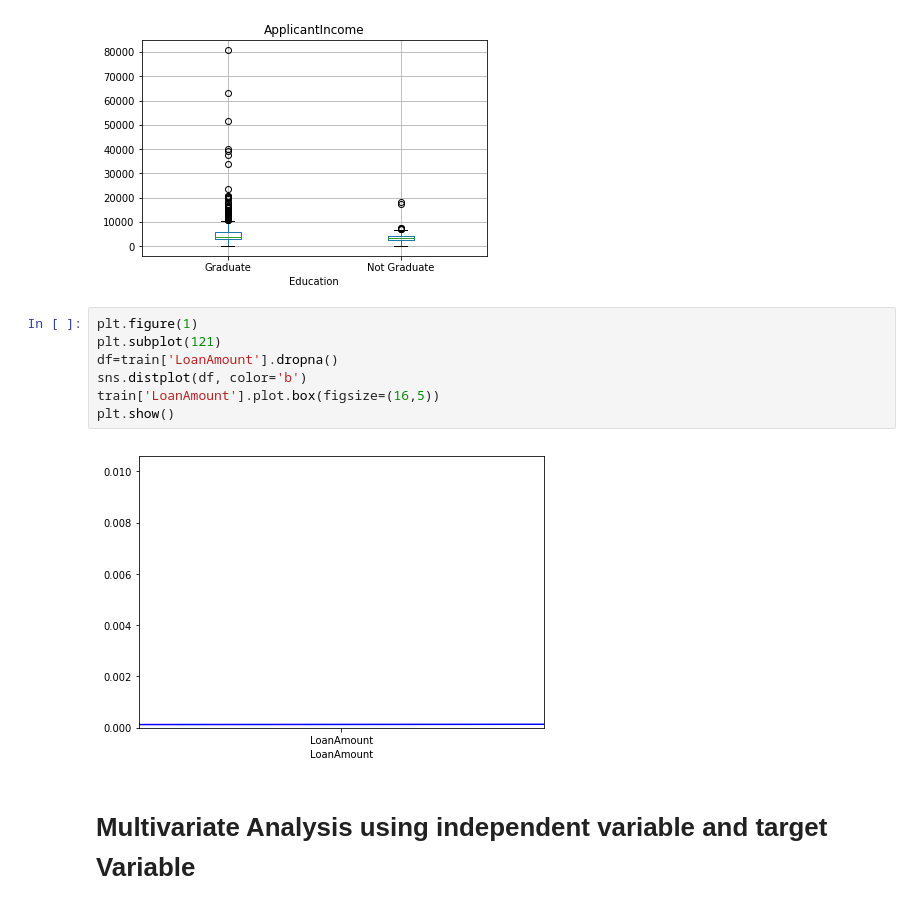
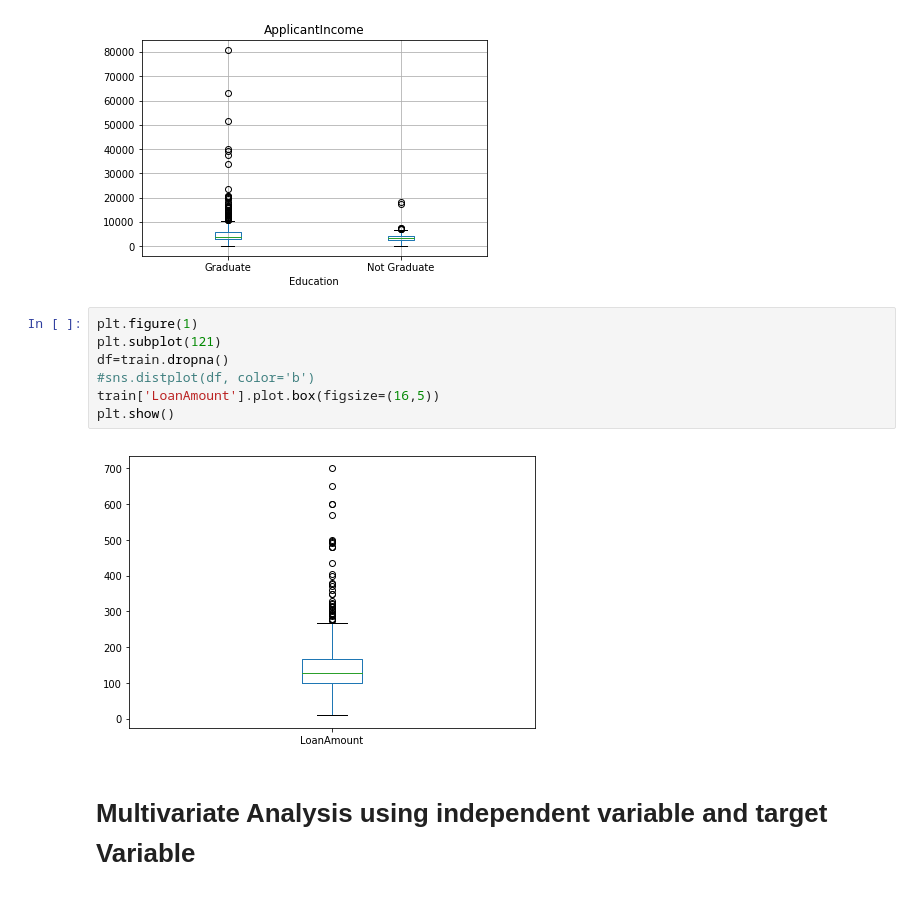
Before and after one commit to kailashdragon/Analysis_Project, a Jupyter notebook: Loan_Prediction_Model.ipynb, the cells around one changed output. Saved outputs shown, nothing was run; the diff lists cells and outputs as text.

```diff
--- a/Loan_Prediction_Model.ipynb
+++ b/Loan_Prediction_Model.ipynb
@@ -105,11 +85,11 @@ Text(0.5,0.98,'')
 # %%
 plt.figure(1)
 plt.subplot(121)
-df=train['LoanAmount'].dropna()
-sns.distplot(df, color='b')
+df=train.dropna()
+#sns.distplot(df, color='b')
 train['LoanAmount'].plot.box(figsize=(16,5))
 plt.show()
 # %% [output]
-[figure, old version]
+[figure, new version]
 # %% [markdown]
 # Multivariate Analysis using independent variable and target Variable
```
Also changed, not shown: parts of 35 cells of this notebook, 2 other files.
